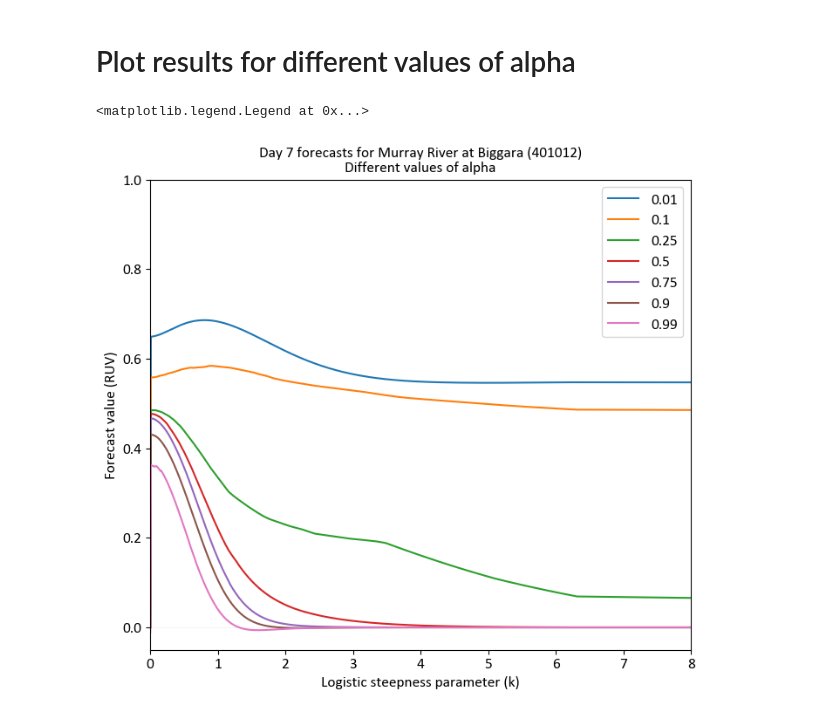
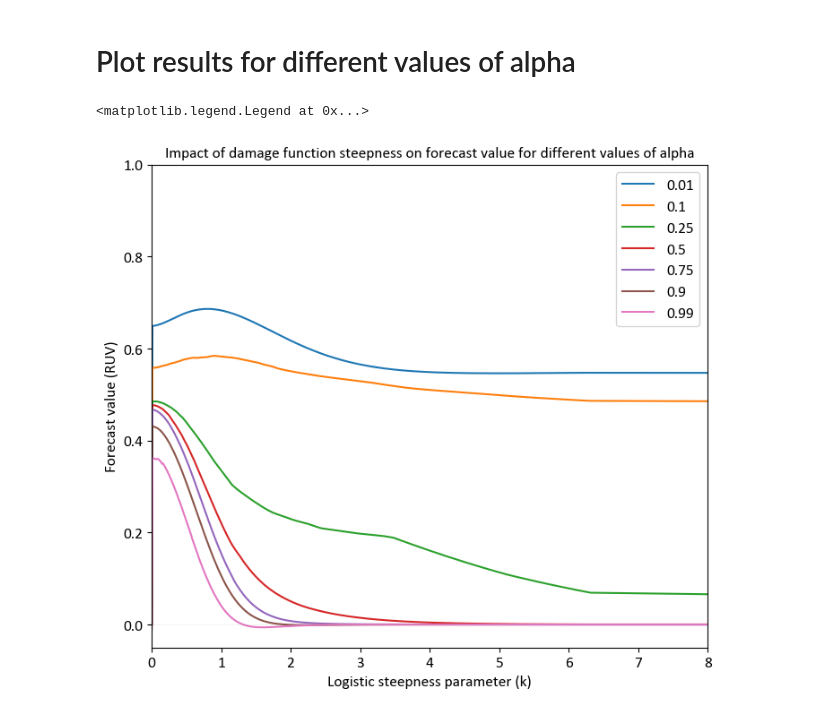
Before and after one commit to richardlaugesen/ruvpy, a Jupyter notebook: examples/example_3.ipynb, the cells around one changed output. Drawn from its saved outputs; the diff is of its cells as text; code cells hidden in the pictures.

```diff
--- a/examples/example_3.ipynb
+++ b/examples/example_3.ipynb
@@ -76,7 +76,7 @@ ref = clim_ens  # use 14-day moving average climatology as the reference forecas
 ks = np.exp(np.arange(0, 2, 0.01)) - 1
 ks = np.append(ks, 100)     # add one last value much closer to step function
 # %%
-streamflow = np.arange(0, np.nanmax(obs), 0.01)
+streamflow = np.arange(0, np.nanmax(obs) * 1.3, 0.01)
 damage_fnc, params = decision_definition['damage_function']
 
 for k in ks[[0, 20, int(len(ks)/2), len(ks)-2, len(ks)-1]]:
@@ -84,9 +84,9 @@ for k in ks[[0, 20, int(len(ks)/2), len(ks)-2, len(ks)-1]]:
     damages = damage_fnc(params)(streamflow)
     plt.plot(streamflow, damages, label='k=%.1f' % params['k'])
 
-plt.axvline(np.nanmax(obs))
+plt.axvline(np.nanmax(obs), color='red', linewidth=0.5, alpha=0.5, linestyle='dotted', label='Max obs')
 
-plt.title('Three example damage functions with\ndifferent values of logistic steepness parameter')
+plt.title('Example damage functions different damage function steepness')
 plt.xlabel('Streamflow')
 plt.ylabel('Damages')
 plt.legend()
@@ -108,12 +108,13 @@ results_df = pd.DataFrame(results, index=decision_definition['alphas']).T
 # %%
 results_df.plot()
 plt.axhline(0, color='grey', linewidth=0.5, alpha=0.3, linestyle='dotted')
 plt.ylim(-0.05, 1)
 plt.xlim((0, 8))
+
 plt.xlabel('Logistic steepness parameter (k)')
 plt.ylabel('Forecast value (RUV)')
-plt.title('Day 7 forecasts for Murray River at Biggara (401012)\nDifferent values of alpha', fontsize='medium')
+plt.title('Impact of damage function steepness on forecast value for different values of alpha', fontsize='medium')
 plt.legend()
 # %% [output]
 <matplotlib.legend.Legend at 0x...>
-[figure, old version]
+[figure, new version]
```
Also changed, not shown: parts of 1 cell of this notebook, 1 other file.
